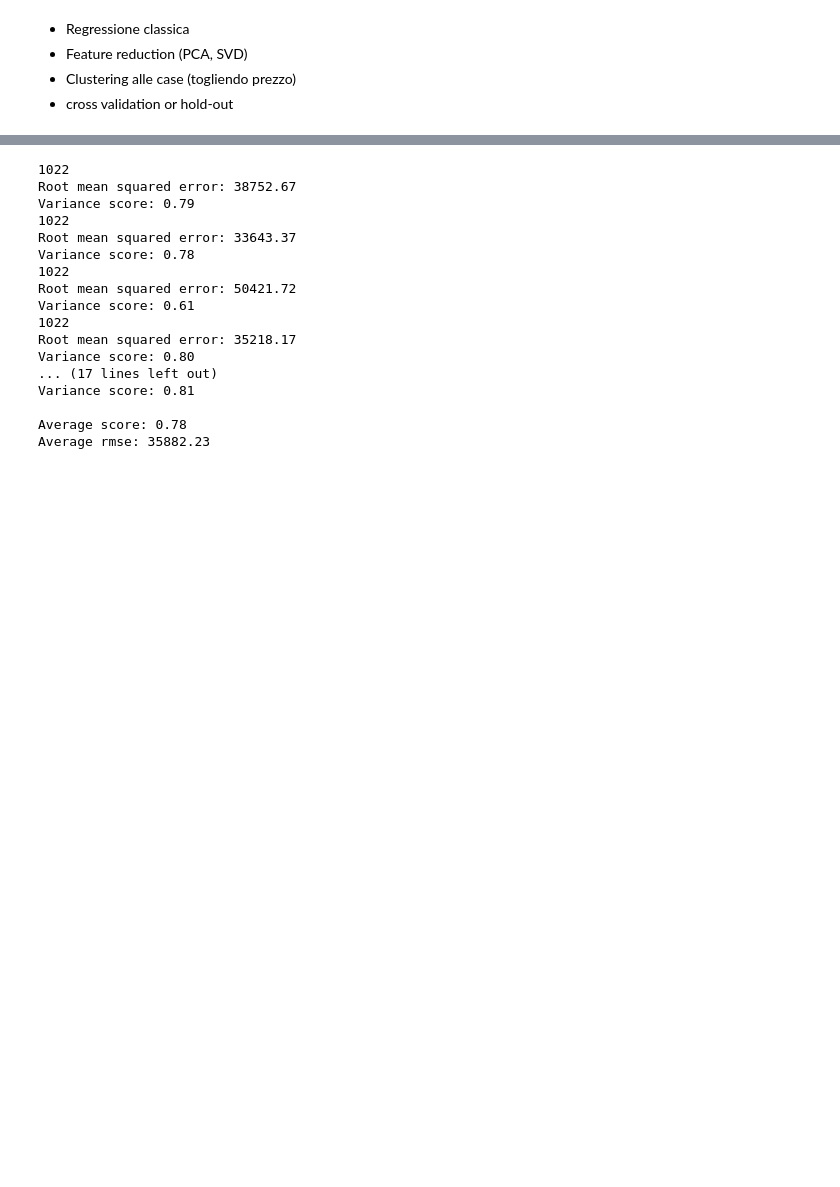
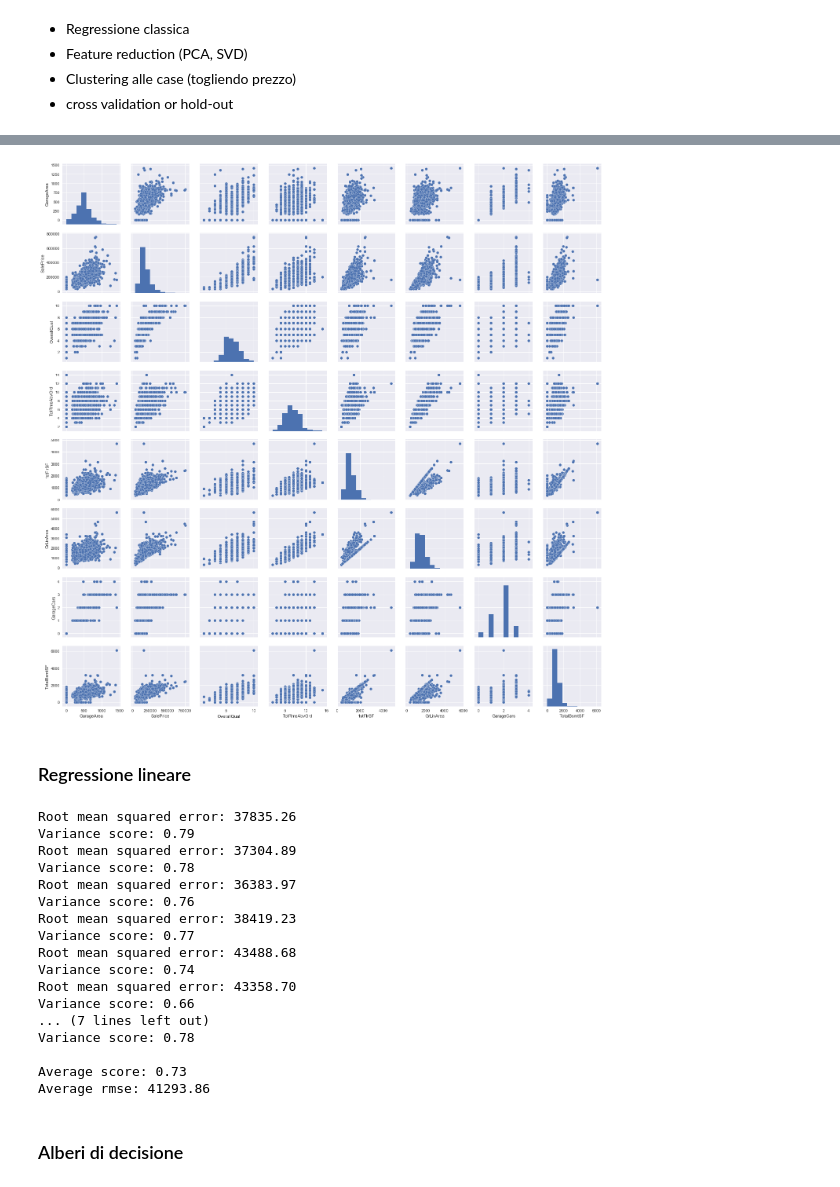
Before and after one commit to lipry/DatascienceFriday, a Jupyter notebook: source/HousePricesPrediction.ipynb, the cells around one changed output, grey strips where cells are left out. Saved outputs shown, nothing was run; the diff lists cells and outputs as text; code cells hidden in the pictures; blank space fills up the shorter version.

Commit message:
+ Features analysis, + DecisionTree, + Code fixing

```diff
--- a/source/HousePricesPrediction.ipynb
+++ b/source/HousePricesPrediction.ipynb
@@ -21,3 +49,12 @@ houses = houses._get_numeric_data().dropna(axis=1)
+# %%
+#scatterplot
+sns.set()
+sns.pairplot(houses[name_best_features], size = 2.5)
+plt.show();
+# %% [output]
+[figure, added]
+# %% [markdown]
+### Regressione lineare
 # %%
 # Split the data into training/testing sets
 #houses_X_train = houses_X[:-20]
@@ -31,13 +68,12 @@ iter = 10
 tot_score = 0.
 tot_rmse = 0.
 for i in range(iter):
-    houses_train, houses_test = train_test_split(houses, test_size=0.3,)
-    print(len(houses_train))
+    houses_train, houses_test = train_test_split(houses, test_size=1/3,)
 
-    houses_X_train = houses_train.drop(['Id', 'SalePrice'], axis=1)
+    houses_X_train = houses_train.drop(['SalePrice'], axis=1)
     houses_y_train = houses_train['SalePrice']
 
-    houses_X_test = houses_test.drop(['Id', 'SalePrice'], axis=1)
+    houses_X_test = houses_test.drop([ 'SalePrice'], axis=1)
     houses_y_test = houses_test['SalePrice']
     # Create linear regression object
     regr = linear_model.LinearRegression()
@@ -49,31 +85,32 @@ for i in range(iter):
     #print('Coefficients: \n', regr.coef_, regr.intercept_)
     # The mean squared error
     rmse = np.sqrt(np.mean((regr.predict(houses_X_test) - houses_y_test) ** 2))
-    print("Root mean squared error: %.2f"
-      % rmse)
+    print("Root mean squared error: %.2f"% rmse)
     # Explained variance score: 1 is perfect prediction
     score = regr.score(houses_X_test, houses_y_test)
     print('Variance score: %.2f' % score)
     tot_rmse += rmse
     tot_score += score
-print()
-print('Average score: %.2f' % float(tot_score/iter))
+
+print('\nAverage score: %.2f' % float(tot_score/iter))
 print('Average rmse: %.2f' % float(tot_rmse/iter))
 # %% [output]
-1022
-Root mean squared error: 38752.67
+Root mean squared error: 37835.26
 Variance score: 0.79
-1022
-Root mean squared error: 33643.37
+Root mean squared error: 37304.89
 Variance score: 0.78
-1022
-Root mean squared error: 50421.72
-Variance score: 0.61
-1022
-Root mean squared error: 35218.17
-Variance score: 0.80
-... (17 lines left out)
-Variance score: 0.81
+Root mean squared error: 36383.97
+Variance score: 0.76
+Root mean squared error: 38419.23
+Variance score: 0.77
+Root mean squared error: 43488.68
+Variance score: 0.74
+Root mean squared error: 43358.70
+Variance score: 0.66
+... (7 lines left out)
+Variance score: 0.78
 
-Average score: 0.78
-Average rmse: 35882.23
+Average score: 0.73
+Average rmse: 41293.86
+# %% [markdown]
+### Alberi di decisione
```
Also changed, not shown: parts of 7 cells of this notebook.
